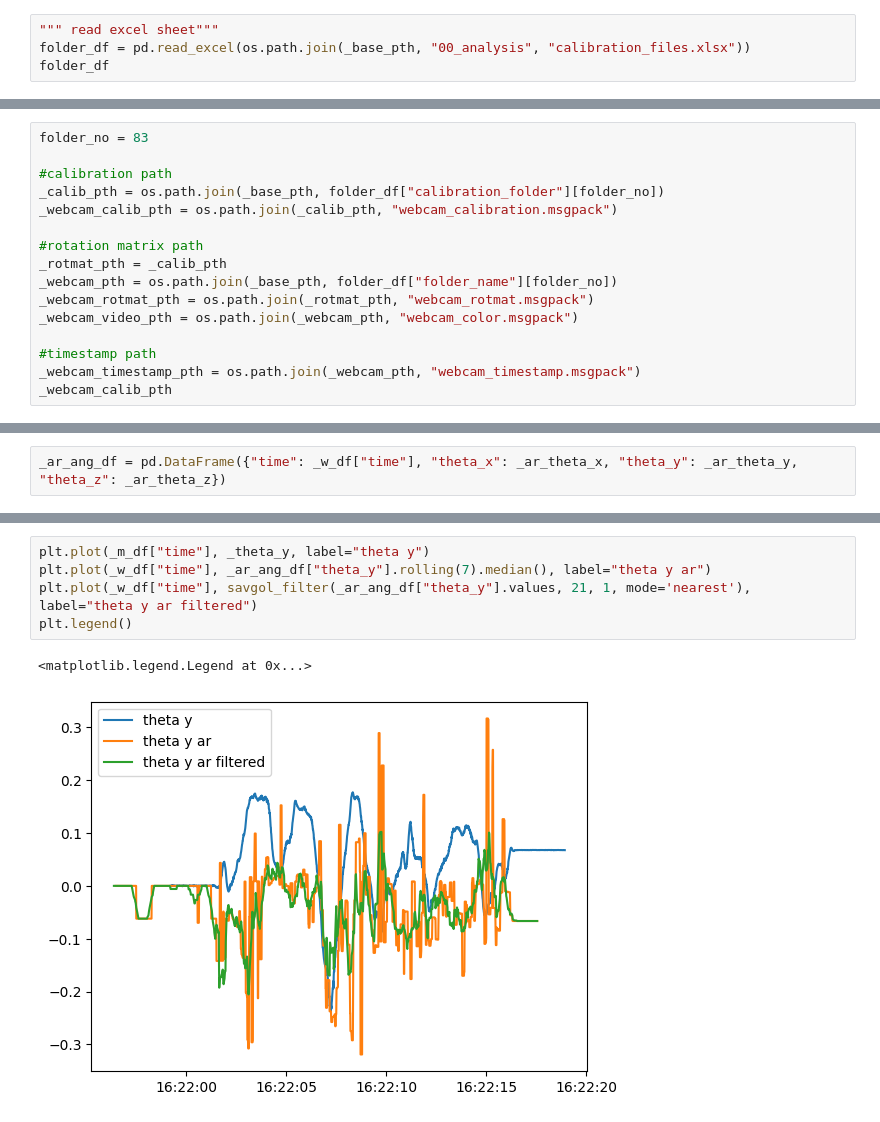
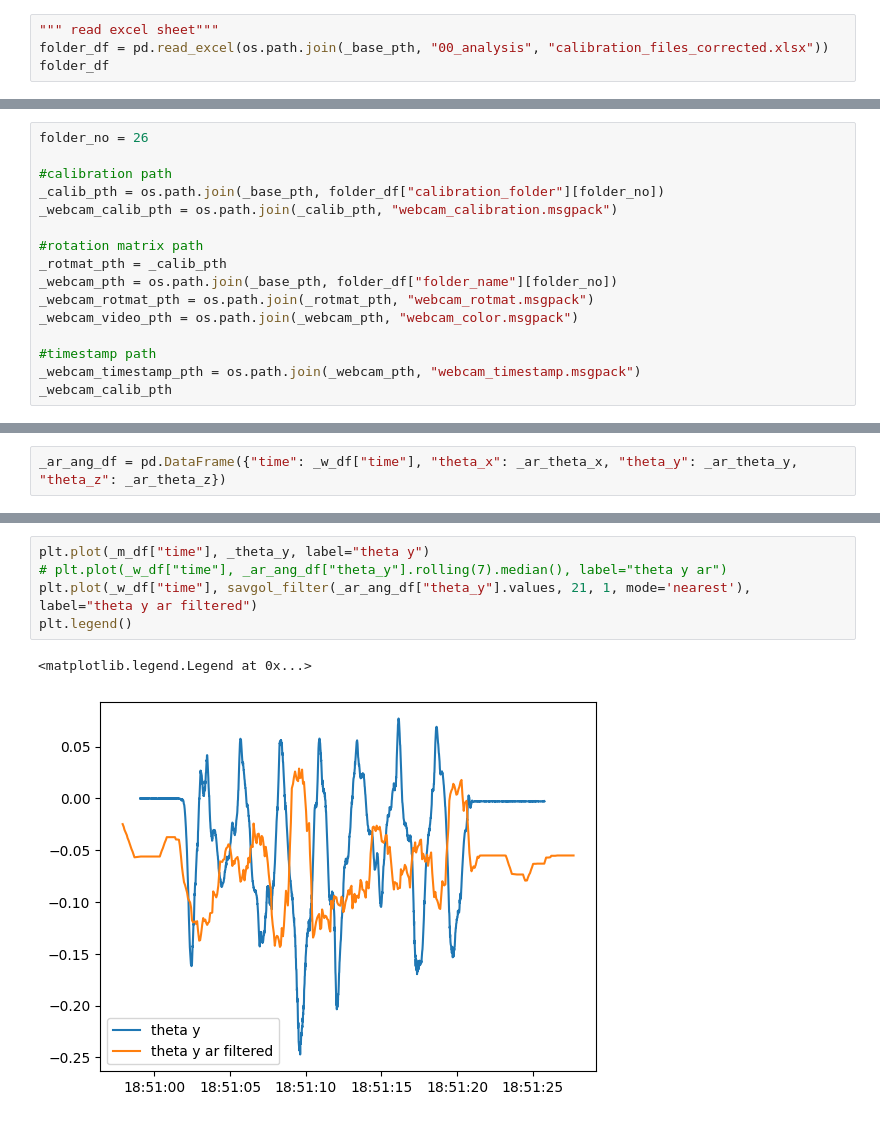
Before and after one commit to SujithChristopher/armbo_preliminary_work, a Jupyter notebook: ipy_notebooks/angle_calidation.ipynb, the cells around one changed output, grey strips where cells are left out. Saved outputs shown, nothing was run; the diff lists cells and outputs as text.

```diff
--- a/ipy_notebooks/angle_calidation.ipynb
+++ b/ipy_notebooks/angle_calidation.ipynb
@@ -23,7 +23,7 @@ _base_pth
 'c:\\Users\\CMC\\Documents\\openposelibs\\pose\\armbo\\recording_programs\\test_data\\multi_cam_nov_14'
 # %%
 """ read excel sheet"""
-folder_df = pd.read_excel(os.path.join(_base_pth, "00_analysis", "calibration_files.xlsx"))
+folder_df = pd.read_excel(os.path.join(_base_pth, "00_analysis", "calibration_files_corrected.xlsx"))
 folder_df
 # %% [output]
 |  | folder_name | calibration_folder | flip |
@@ -40,7 +40,7 @@ folder_df
 | 88 | sk16_60_sideways_slow_2 | calibration_60fps_quad_sk_3 | False |
 89 rows × 3 columns
 # %%
-folder_no = 83
+folder_no = 26
 
 #calibration path
 _calib_pth = os.path.join(_base_pth, folder_df["calibration_folder"][folder_no])
@@ -200,8 +197,8 @@ plt.legend()
 # %%
 plt.plot(_m_df["time"], _theta_y, label="theta y")
-plt.plot(_w_df["time"], _ar_ang_df["theta_y"].rolling(7).median(), label="theta y ar")
+# plt.plot(_w_df["time"], _ar_ang_df["theta_y"].rolling(7).median(), label="theta y ar")
 plt.plot(_w_df["time"], savgol_filter(_ar_ang_df["theta_y"].values, 21, 1, mode='nearest'), label="theta y ar filtered")
 plt.legend()
 # %% [output]
 <matplotlib.legend.Legend at 0x...>
-[figure, old version]
+[figure, new version]
```
Also changed, not shown: parts of 6 cells of this notebook, 1 other file.
